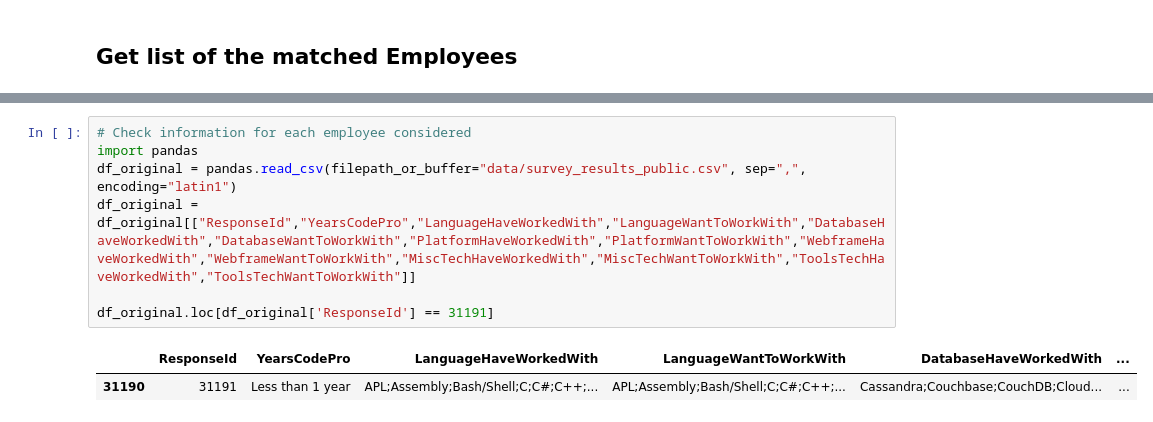
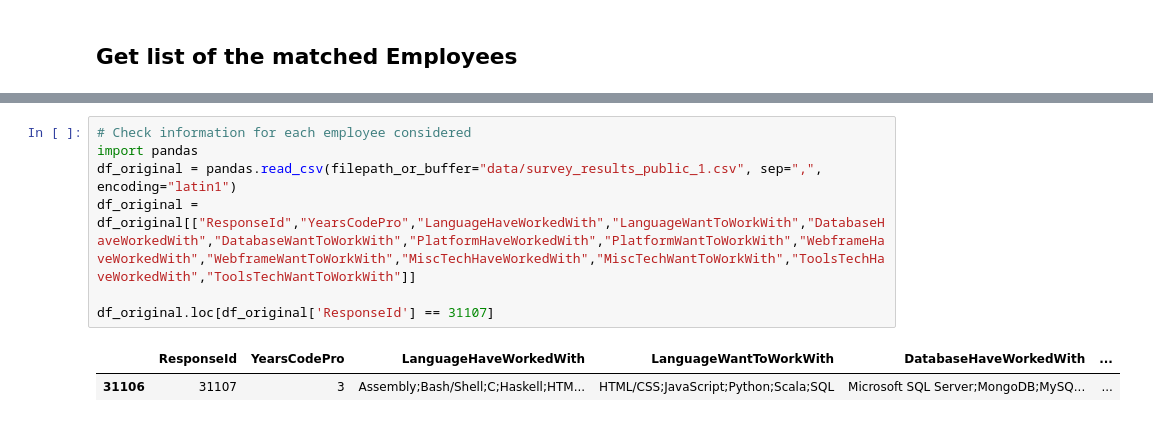
Before and after one commit to vcmueller/masterthesis, a Jupyter notebook: Model-SkillsHaveAndSkillsWant.ipynb, the cells around one changed output, grey strips where cells are left out. Cells and saved outputs as stored; diff of their text form.

```diff
--- a/Model-SkillsHaveAndSkillsWant.ipynb
+++ b/Model-SkillsHaveAndSkillsWant.ipynb
@@ -285,10 +285,10 @@ employees_df.loc[employees_df['Python'] == 1].loc[employees_df['Microsoft SQL Se
 # %%
 # Check information for each employee considered
 import pandas
-df_original = pandas.read_csv(filepath_or_buffer="data/survey_results_public.csv", sep=",", encoding="latin1")
+df_original = pandas.read_csv(filepath_or_buffer="data/survey_results_public_1.csv", sep=",", encoding="latin1")
 df_original = df_original[["ResponseId","YearsCodePro","LanguageHaveWorkedWith","LanguageWantToWorkWith","DatabaseHaveWorkedWith","DatabaseWantToWorkWith","PlatformHaveWorkedWith","PlatformWantToWorkWith","WebframeHaveWorkedWith","WebframeWantToWorkWith","MiscTechHaveWorkedWith","MiscTechWantToWorkWith","ToolsTechHaveWorkedWith","ToolsTechWantToWorkWith"]]
 
-df_original.loc[df_original['ResponseId'] == 31191]
+df_original.loc[df_original['ResponseId'] == 31107]
 # %% [output]
 |  | ResponseId | YearsCodePro | LanguageHaveWorkedWith | LanguageWantToWorkWith | DatabaseHaveWorkedWith | ... |
-| 31190 | 31191 | Less than 1 year | APL;Assembly;Bash/Shell;C;C#;C++;... | APL;Assembly;Bash/Shell;C;C#;C++;... | Cassandra;Couchbase;CouchDB;Cloud... | ... |
+| 31106 | 31107 | 3 | Assembly;Bash/Shell;C;Haskell;HTM... | HTML/CSS;JavaScript;Python;Scala;SQL | Microsoft SQL Server;MongoDB;MySQ... | ... |
```
Also changed, not shown: parts of 11 cells of this notebook, 2 other files.
